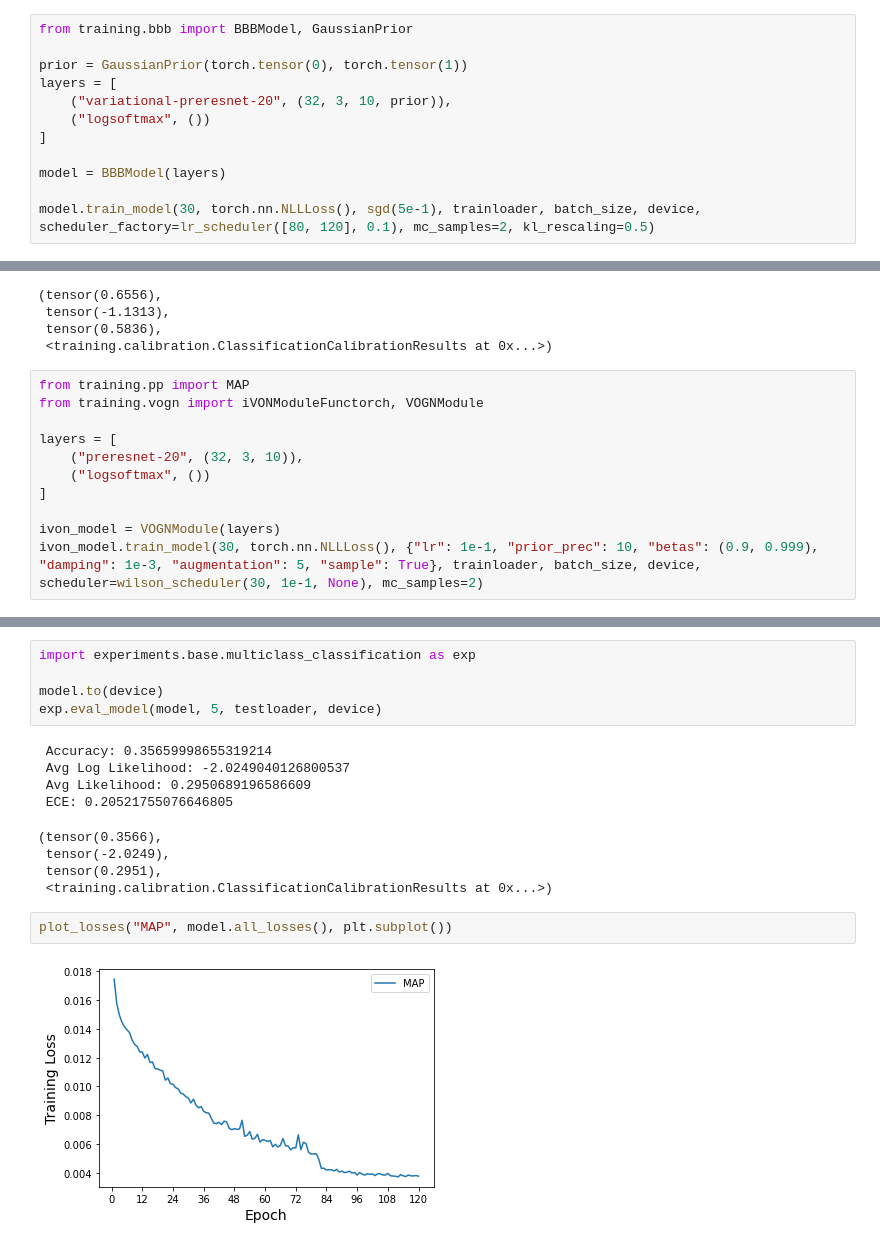
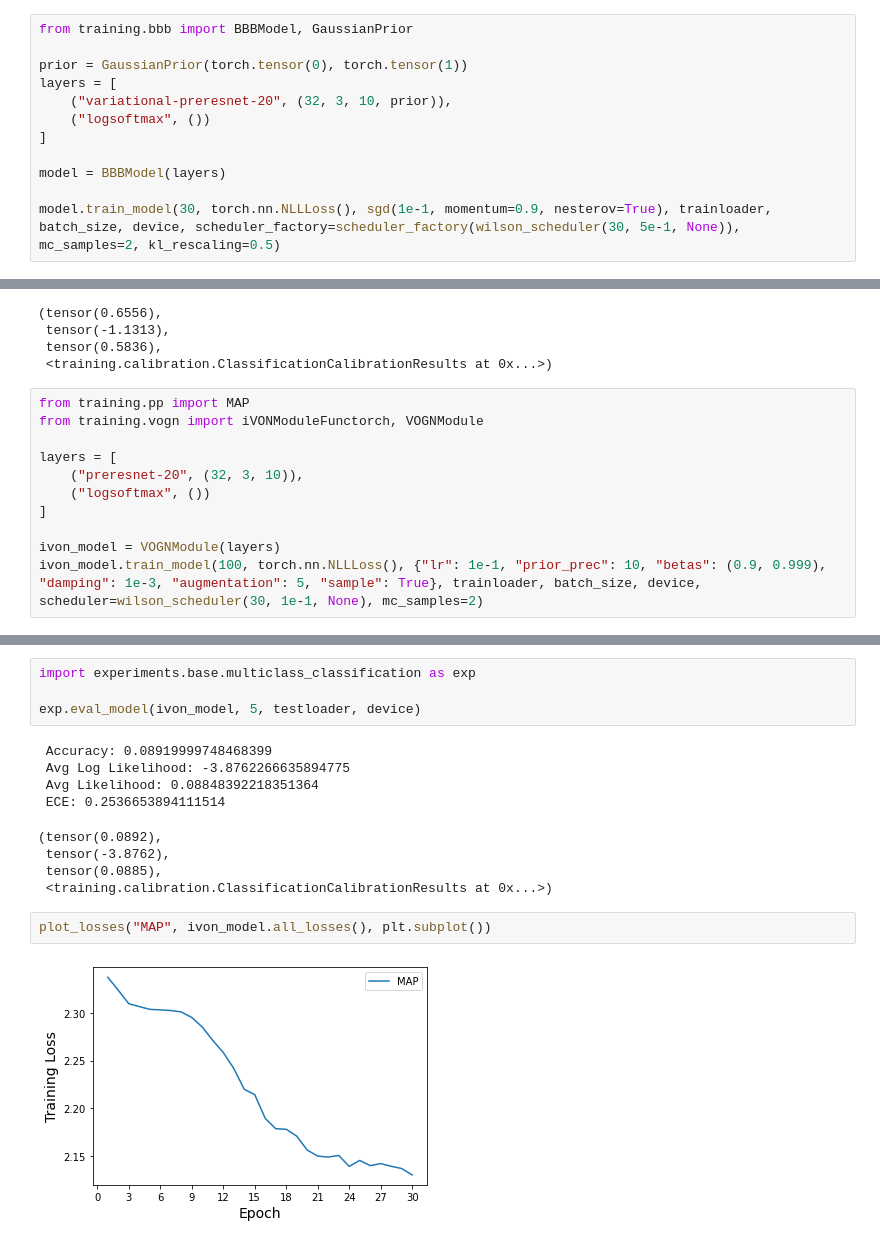
Before and after one commit to Feuermagier/VariationalBayesianDL, a Jupyter notebook: CIFAR.ipynb, the cells around one changed output, grey strips where cells are left out. Drawn from its saved outputs; the diff is of its cells as text.

```diff
--- a/CIFAR.ipynb
+++ b/CIFAR.ipynb
@@ -100,5 +100,5 @@ layers = [
 
 model = BBBModel(layers)
 
-model.train_model(30, torch.nn.NLLLoss(), sgd(5e-1), trainloader, batch_size, device, scheduler_factory=lr_scheduler([80, 120], 0.1), mc_samples=2, kl_rescaling=0.5)
+model.train_model(30, torch.nn.NLLLoss(), sgd(1e-1, momentum=0.9, nesterov=True), trainloader, batch_size, device, scheduler_factory=scheduler_factory(wilson_scheduler(30, 5e-1, None)), mc_samples=2, kl_rescaling=0.5)
 # %% [output]
@@ -156,5 +156,5 @@ layers = [
 ]
 
 ivon_model = VOGNModule(layers)
-ivon_model.train_model(30, torch.nn.NLLLoss(), {"lr": 1e-1, "prior_prec": 10, "betas": (0.9, 0.999), "damping": 1e-3, "augmentation": 5, "sample": True}, trainloader, batch_size, device, scheduler=wilson_scheduler(30, 1e-1, None), mc_samples=2)
+ivon_model.train_model(100, torch.nn.NLLLoss(), {"lr": 1e-1, "prior_prec": 10, "betas": (0.9, 0.999), "damping": 1e-3, "augmentation": 5, "sample": True}, trainloader, batch_size, device, scheduler=wilson_scheduler(30, 1e-1, None), mc_samples=2)
 # %% [output]
@@ -178,18 +178,17 @@ Final loss 1.9138727188110352
 # %%
 import experiments.base.multiclass_classification as exp
 
-model.to(device)
-exp.eval_model(model, 5, testloader, device)
+exp.eval_model(ivon_model, 5, testloader, device)
 # %% [output]
- Accuracy: 0.35659998655319214
- Avg Log Likelihood: -2.0249040126800537
- Avg Likelihood: 0.2950689196586609
- ECE: 0.20521755076646805
+ Accuracy: 0.08919999748468399
+ Avg Log Likelihood: -3.8762266635894775
+ Avg Likelihood: 0.08848392218351364
+ ECE: 0.2536653894111514
-(tensor(0.3566),
- tensor(-2.0249),
- tensor(0.2951),
+(tensor(0.0892),
+ tensor(-3.8762),
+ tensor(0.0885),
  <training.calibration.ClassificationCalibrationResults at 0x...>)
 # %%
-plot_losses("MAP", model.all_losses(), plt.subplot())
+plot_losses("MAP", ivon_model.all_losses(), plt.subplot())
 # %% [output]
-[figure, old version]
+[figure, new version]
```
Also changed, not shown: parts of 4 cells of this notebook, 4 other files.
